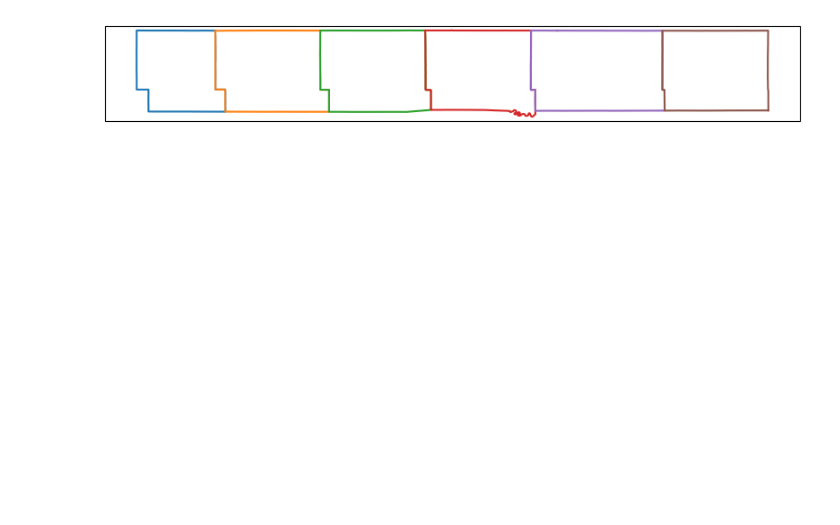
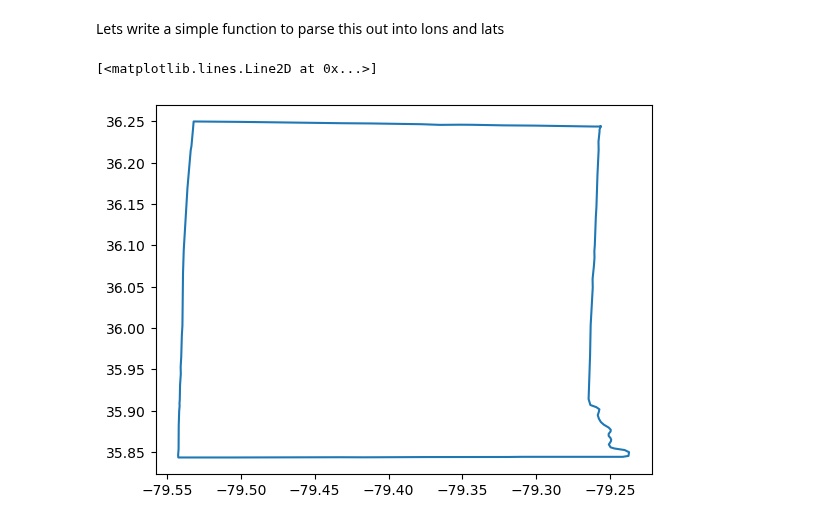
Before and after one commit to scollis/notebooks, a Jupyter notebook: NWSAPI.ipynb, the cells around one changed output. Cells and saved outputs as stored; diff of their text form; code cells hidden in the pictures; blank space fills up the shorter version.

```diff
--- a/NWSAPI.ipynb
+++ b/NWSAPI.ipynb
@@ -129,8 +8,0 @@ b['features'][0]['properties']['affectedZones'][0]
-# %%
-polygon = requests.get(b['features'][0]['properties']['affectedZones'][0]).json()
-line = polygon['geometry']['coordinates'][0]
-lats = []
-lons = []
-for point in line:
-    lats.append(point[1])
-    lons.append(point[0])
@@ -170,3 +66,5 @@ lons
+# %% [markdown]
+Lets write a simple function to parse this out into lons and lats
 # %%
 def get_zone(zone):
     polygon = requests.get(zone).json()
@@ -187,9 +79,8 @@ for i in range(len(b['features'][0]['properties']['affectedZones'])):
-# %%
-fig = plt.figure(figsize=(10, 8))
-ax = fig.add_subplot(1, 1, 1, projection=cartopy.crs.PlateCarree())
-ax.coastlines()
-for pgon in zones_for_warning:
-    ax.plot(pgon[0], pgon[1])
-#ax.set_extent((-118.15, -70.55, 31.55, 42.1))
-# %% [output]
-[figure, removed]
+# %%
+#Lets look at one of the zones!
+zone_lons, zone_lats = get_zone(active_alerts['features'][20]['properties']['affectedZones'][0])
+fig = plt.figure()
+plt.plot(zone_lons, zone_lats)
+# %% [output]
+[<matplotlib.lines.Line2D at 0x...>]
+[figure, added]
```
Also changed, not shown: parts of 34 cells of this notebook.
